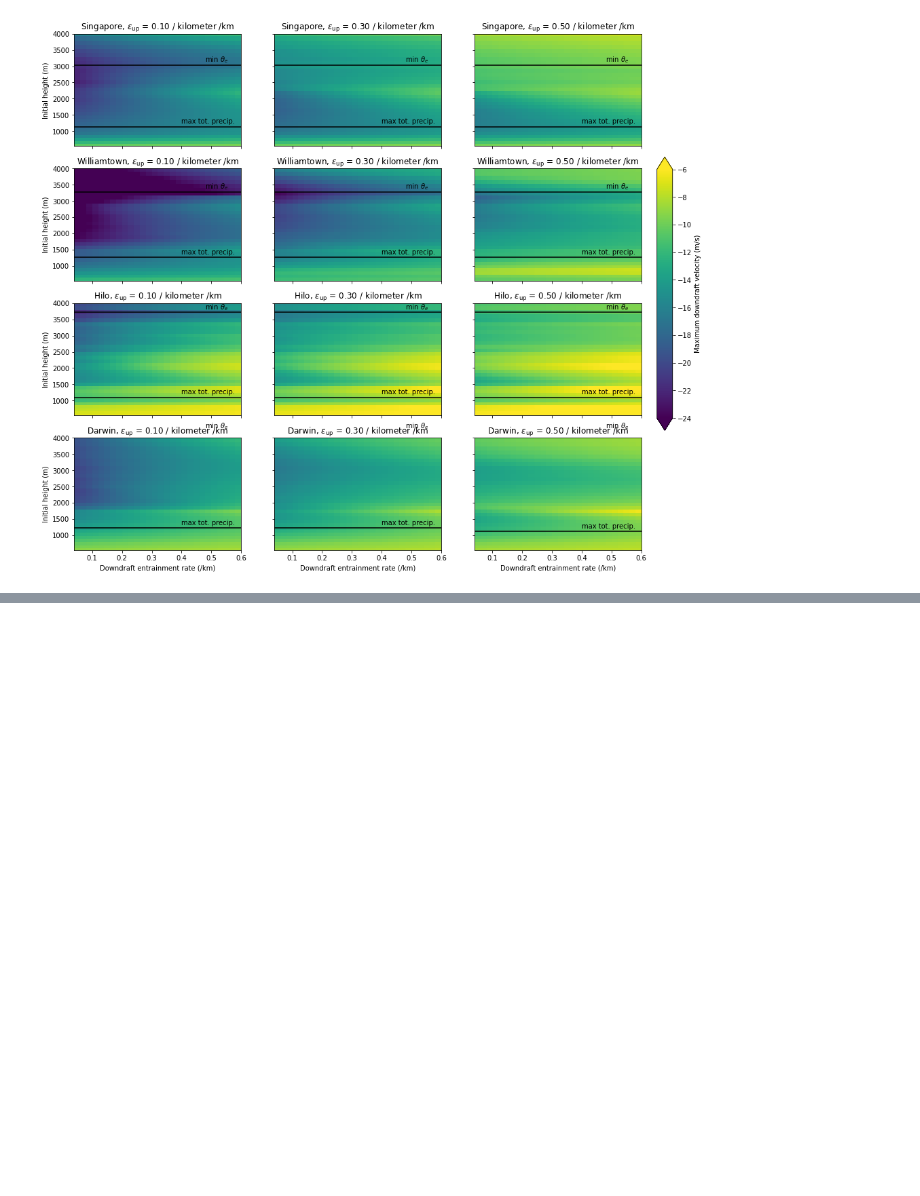
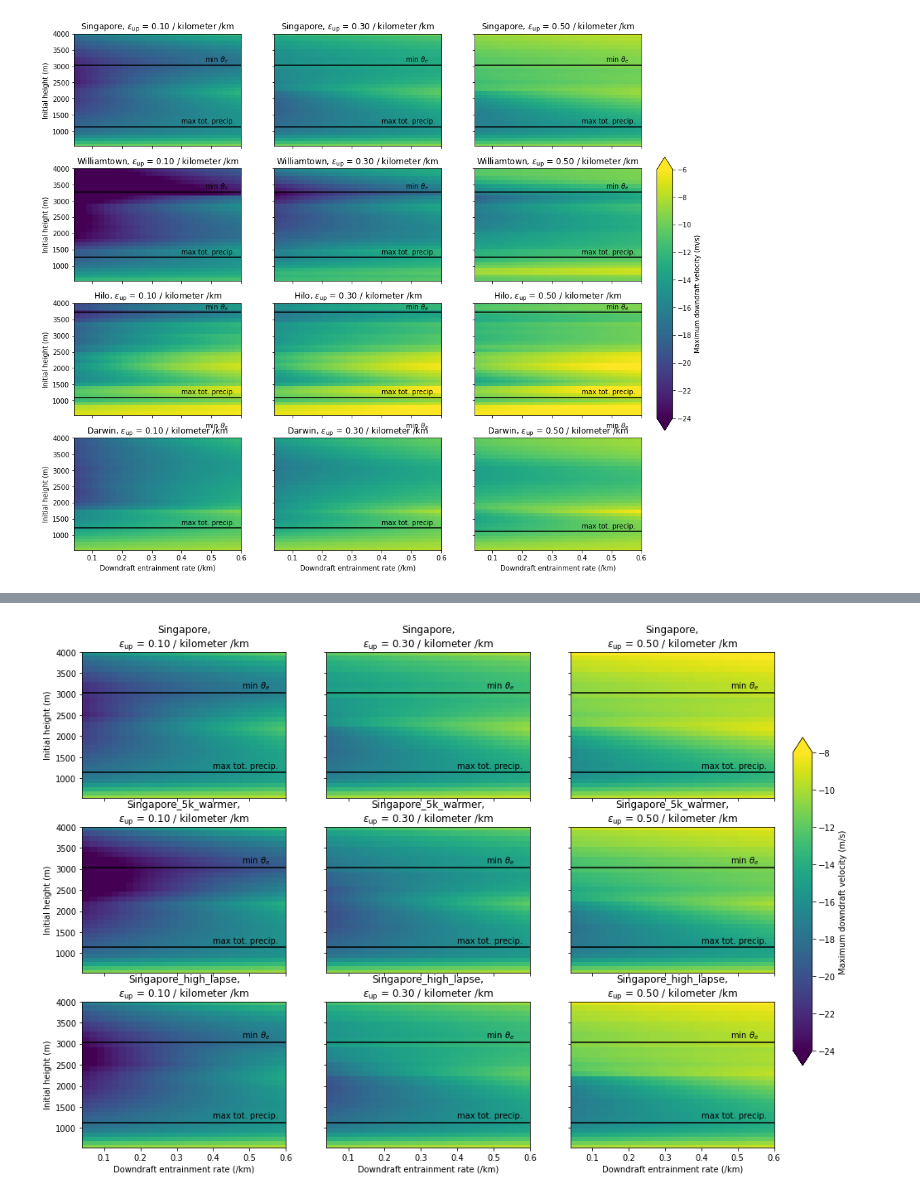
Before and after one commit to tschanzer/convection-scheme, a Jupyter notebook: notebooks/generalising_coupling_results.ipynb, the cells around one changed output, grey strips where cells are left out. Saved outputs shown, nothing was run; the diff lists cells and outputs as text; code cells hidden in the pictures; blank space fills up the shorter version.

Commit message:
Try perturbations to Singapore sounding

```diff
--- a/notebooks/generalising_coupling_results.ipynb
+++ b/notebooks/generalising_coupling_results.ipynb
@@ -322,0 +408,41 @@ cbar.set_label('Maximum downdraft velocity (m/s)')
+# %%
+fig, axes = plt.subplots(3, 3, figsize=(16, 11))
+
+for i, name in enumerate(
+        ['singapore', 'singapore_5K_warmer', 'singapore_high_lapse']):
+    db = shelve.open('generalising_coupling_data/' + name)
+    for j, eps in enumerate(epsilon_up):
+        mesh = axes[i,j].pcolormesh(
+            epsilon_down, db['z_init_down'], db['w_max'][j], shading='nearest')
+        mesh.set_clim(-24, -8)
+
+        axes[i,j].axhline(db['z_max_evap'][j].m, color='k')
+        axes[i,j].text(0.4, db['z_max_evap'][j].m + 100, 'max tot. precip.')
+        axes[i,j].axhline(db['z_min_theta_e'].m, color='k',
+                          label='min $\\theta_e$')
+        axes[i,j].text(0.48, db['z_min_theta_e'].m + 100,
+                       'min $\\theta_e$', color='k')
+
+        title = (name.capitalize()
+                 + ',\n$\\epsilon_\\mathrm{{up}}$ = {:.2f} /km'.format(eps))
+        axes[i,j].set(xlabel='Downdraft entrainment rate (/km)',
+                      ylabel='Initial height (m)',
+                      title=title)
+        axes[i,j].set_ylim(540, 4000)
+    db.close()
+
+for ax in axes[:,1:].ravel():
+    ax.set_ylabel('')
+    ax.set_yticklabels([])
+for ax in axes[:-1,:].ravel():
+    ax.set_xlabel('')
+    ax.set_xticklabels([])
+
+fig.subplots_adjust(right=0.85)
+cbar_ax = fig.add_axes([0.87, 0.25, 0.02, 0.5])
+cbar = fig.colorbar(mesh, cax=cbar_ax, extend='both')
+cbar.set_label('Maximum downdraft velocity (m/s)')
+
+# fig.tight_layout()
+# %% [output]
+[figure, added]
```
Also changed, not shown: parts of 6 cells of this notebook, 2 other files.
